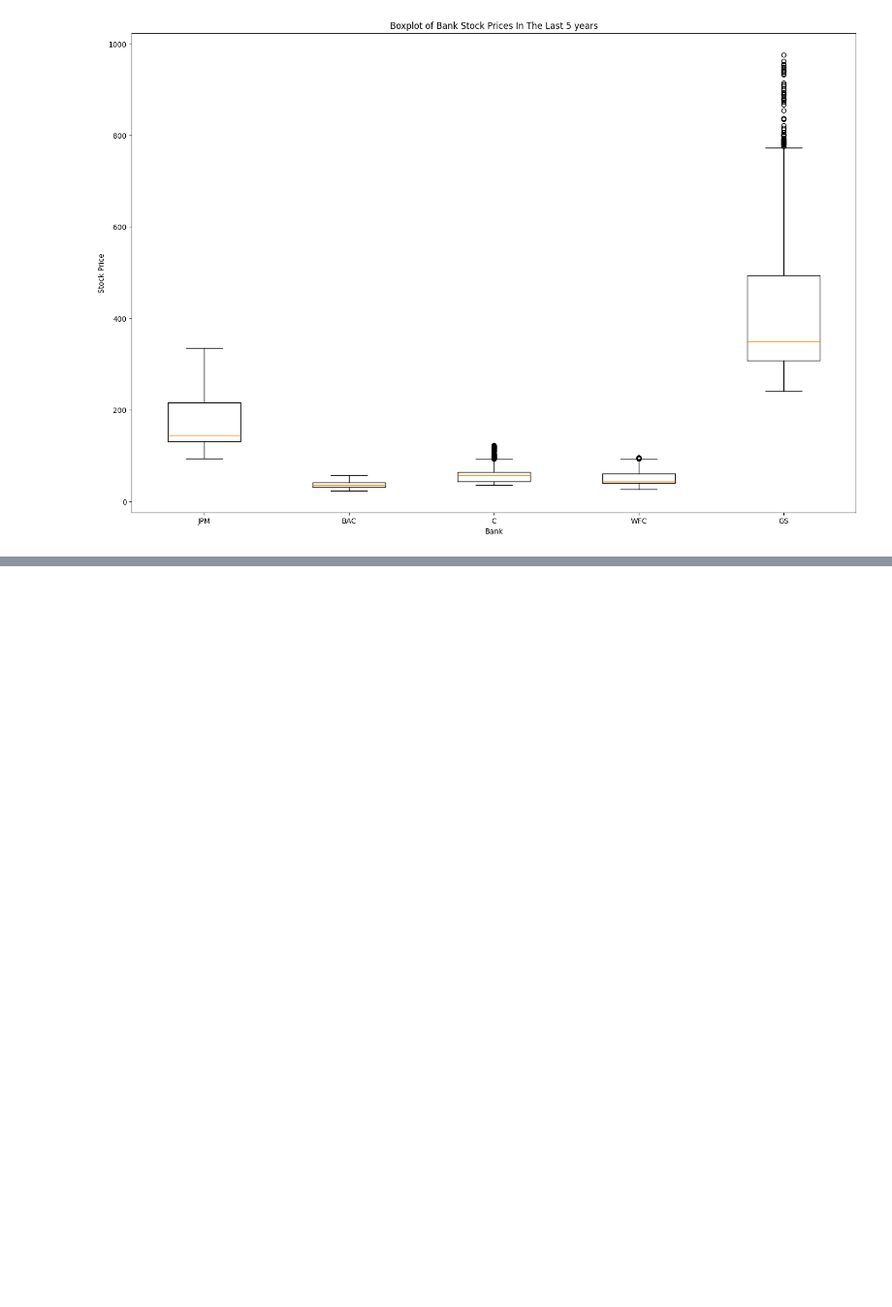
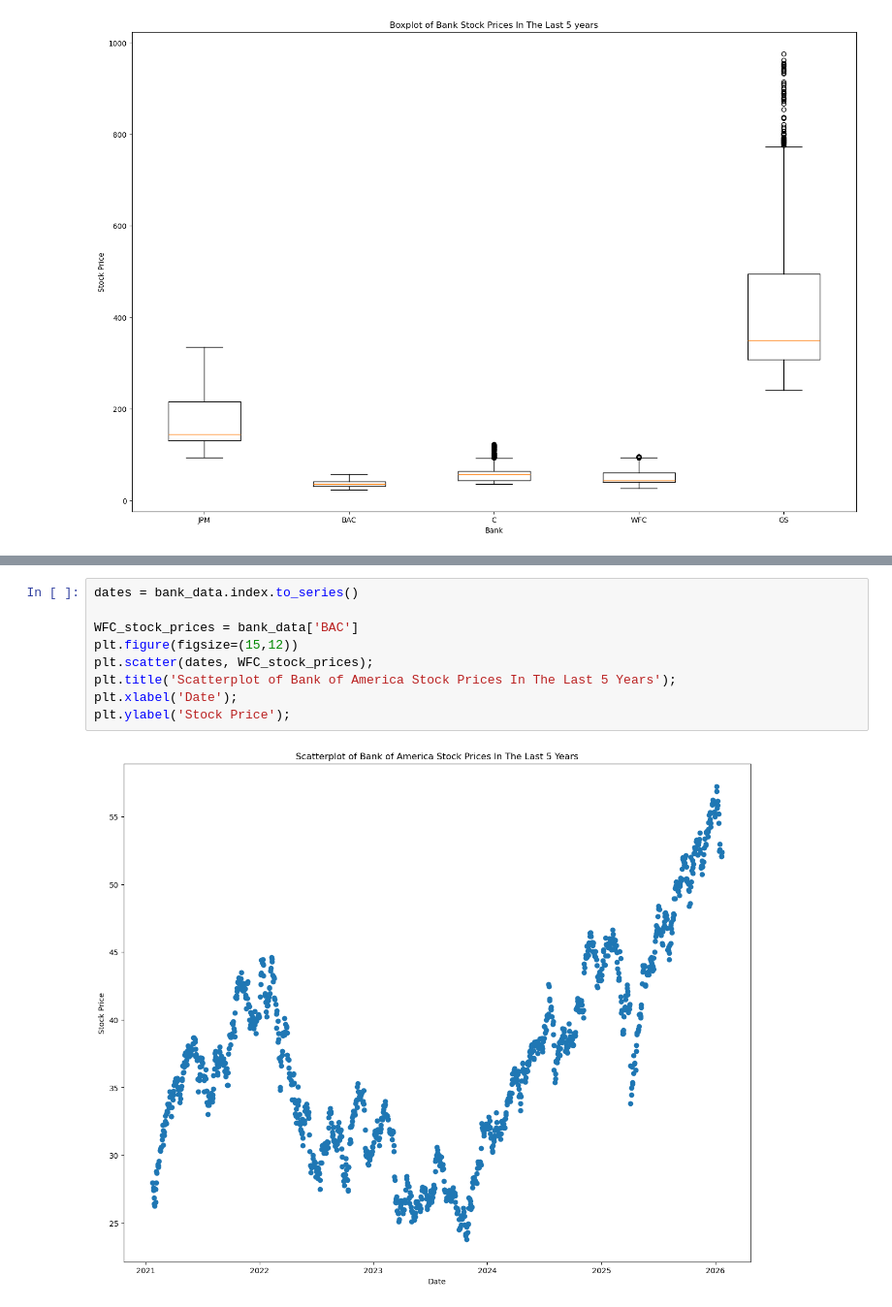
Before and after one commit to tannerdotpham/auto-update-data-visualization, a Jupyter notebook: data.ipynb, the cells around one changed output, grey strips where cells are left out. Shown at 97% size. Saved outputs shown, nothing was run; the diff lists cells and outputs as text; blank space fills up the shorter version.

```diff
--- a/data.ipynb
+++ b/data.ipynb
@@ -60 +60,12 @@ Text(0, 0.5, 'Stock Price')
 [figure]
+# %%
+dates = bank_data.index.to_series()
+
+WFC_stock_prices = bank_data['BAC']
+plt.figure(figsize=(15,12))
+plt.scatter(dates, WFC_stock_prices);
+plt.title('Scatterplot of Bank of America Stock Prices In The Last 5 Years');
+plt.xlabel('Date');
+plt.ylabel('Stock Price');
+# %% [output]
+[figure, added]
```
Also changed, not shown: parts of 6 cells of this notebook, 3 other files.
